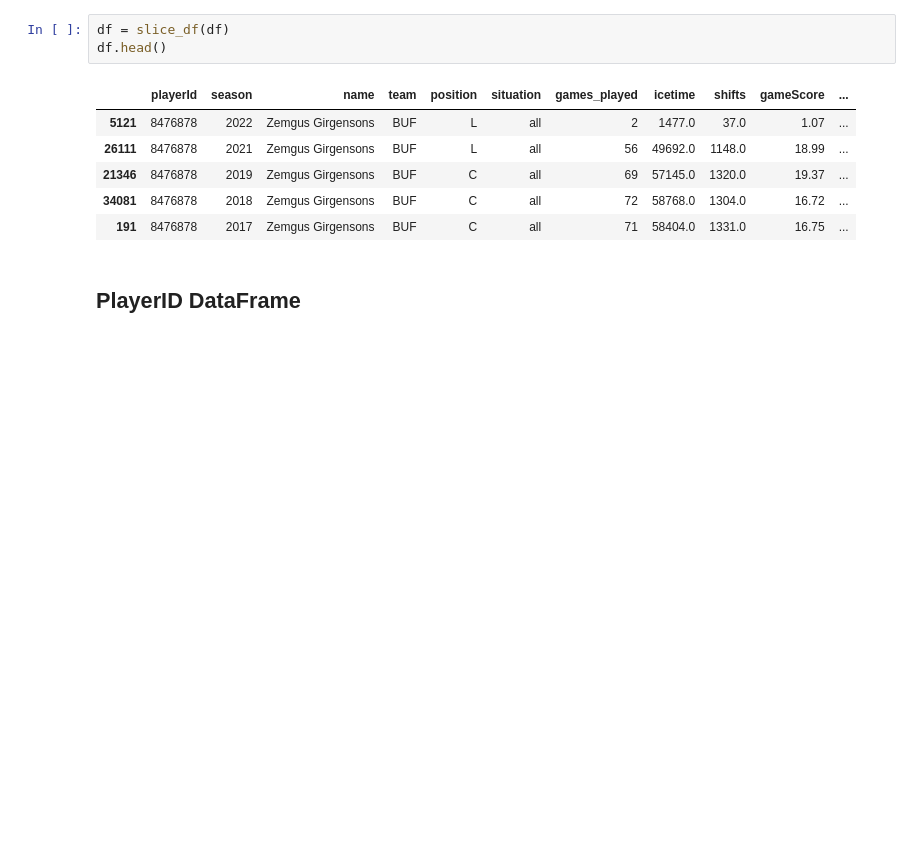
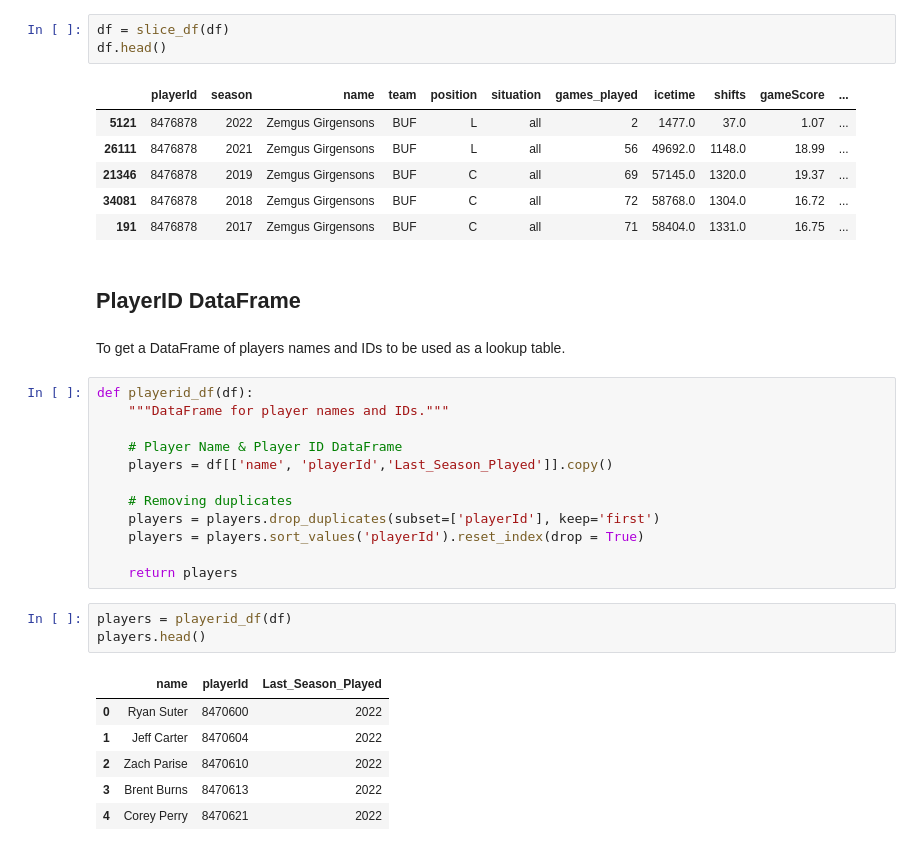
Before and after one commit to nanderson1982/NHL_Player_Analysis, a Jupyter notebook: Notebooks/Points_Per_Game.ipynb, the cells around one changed output. Drawn from its saved outputs; the diff is of its cells as text; blank space fills up the shorter version.

Commit message:
Created PlayerID DataFrame.

```diff
--- a/Notebooks/Points_Per_Game.ipynb
+++ b/Notebooks/Points_Per_Game.ipynb
@@ -111,3 +111,27 @@ df.head()
 | 191 | 8476878 | 2017 | Zemgus Girgensons | BUF | C | all | 71 | 58404.0 | 1331.0 | 16.75 | ... |
 # %% [markdown]
 ## PlayerID DataFrame
+# %% [markdown]
+To get a DataFrame of players names and IDs to be used as a lookup table.
+# %%
+def playerid_df(df):
+    """DataFrame for player names and IDs."""
+
+    # Player Name & Player ID DataFrame
+    players = df[['name', 'playerId','Last_Season_Played']].copy()
+
+    # Removing duplicates
+    players = players.drop_duplicates(subset=['playerId'], keep='first')
+    players = players.sort_values('playerId').reset_index(drop = True)
+
+    return players
+# %%
+players = playerid_df(df)
+players.head()
+# %% [output]
+|  | name | playerId | Last_Season_Played |
+| 0 | Ryan Suter | 8470600 | 2022 |
+| 1 | Jeff Carter | 8470604 | 2022 |
+| 2 | Zach Parise | 8470610 | 2022 |
+| 3 | Brent Burns | 8470613 | 2022 |
+| 4 | Corey Perry | 8470621 | 2022 |
```
